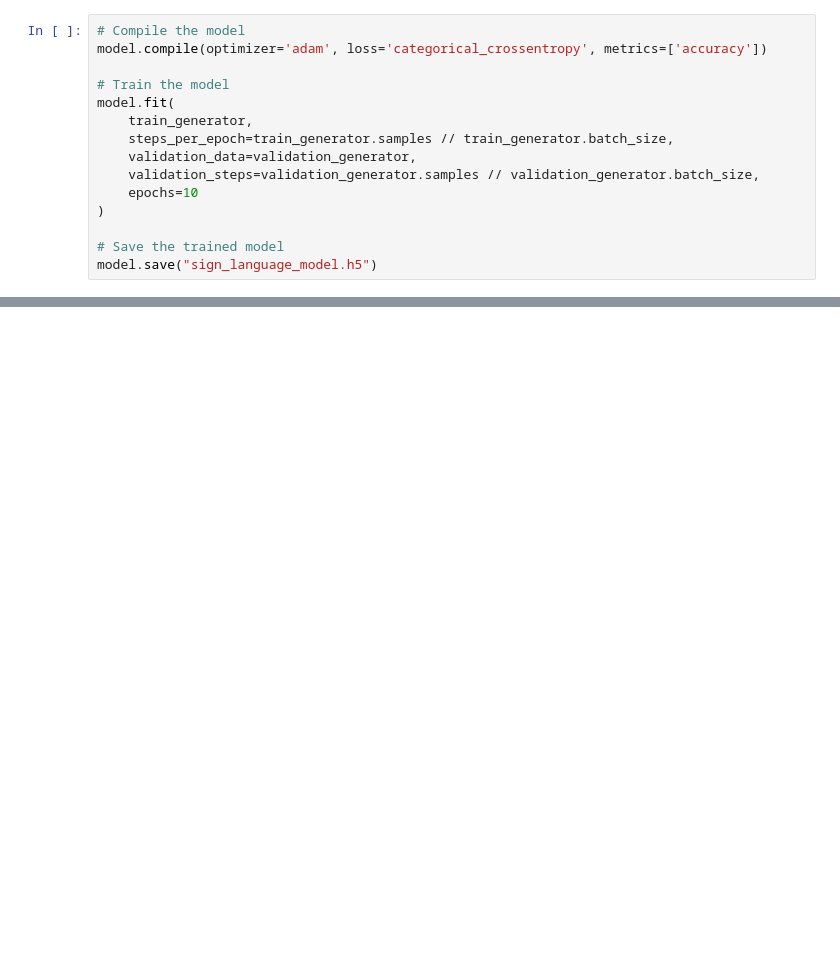
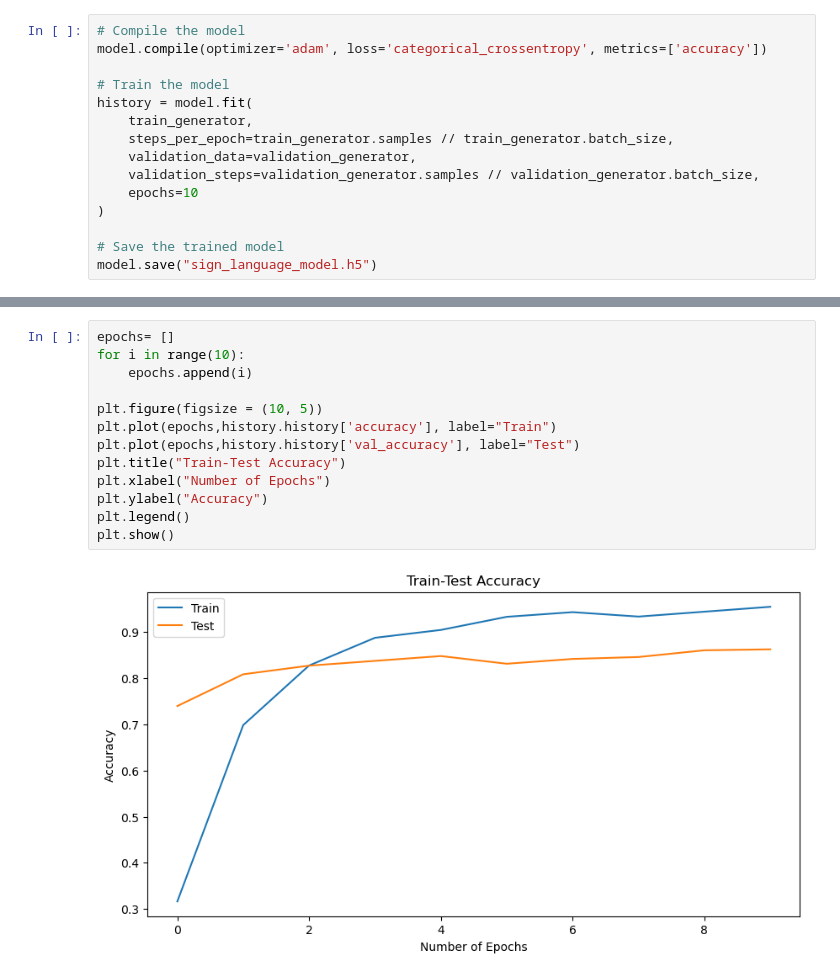
Before and after one commit to YoungKameSennin/Team36-SignLanguageInterpreter, a Jupyter notebook: interpreter.ipynb, the cells around one changed output, grey strips where cells are left out. Drawn from its saved outputs; the diff is of its cells as text; blank space fills up the shorter version.

```diff
--- a/interpreter.ipynb
+++ b/interpreter.ipynb
@@ -54,7 +50,7 @@ To enable them in other operations, rebuild TensorFlow with the appropriate comp
 model.compile(optimizer='adam', loss='categorical_crossentropy', metrics=['accuracy'])
 
 # Train the model
-model.fit(
+history = model.fit(
     train_generator,
     steps_per_epoch=train_generator.samples // train_generator.batch_size,
     validation_data=validation_generator,
@@ -87,0 +84,15 @@ Epoch 10/10
+# %%
+epochs= []
+for i in range(10):
+    epochs.append(i)
+
+plt.figure(figsize = (10, 5))
+plt.plot(epochs,history.history['accuracy'], label="Train")
+plt.plot(epochs,history.history['val_accuracy'], label="Test")
+plt.title("Train-Test Accuracy")
+plt.xlabel("Number of Epochs")
+plt.ylabel("Accuracy")
+plt.legend()
+plt.show()
+# %% [output]
+[figure, added]
```
Also changed, not shown: parts of 6 cells of this notebook, 1 other file.
